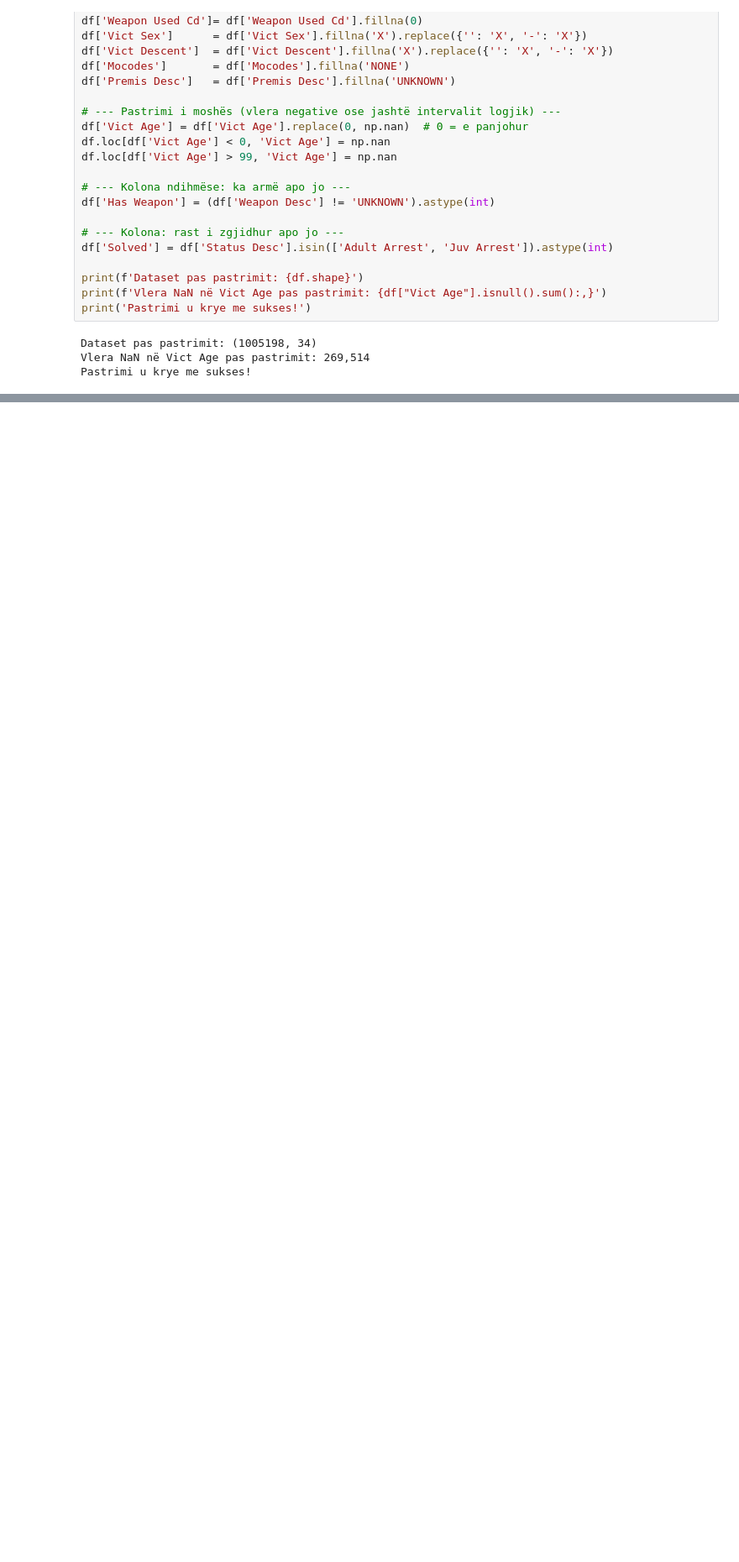
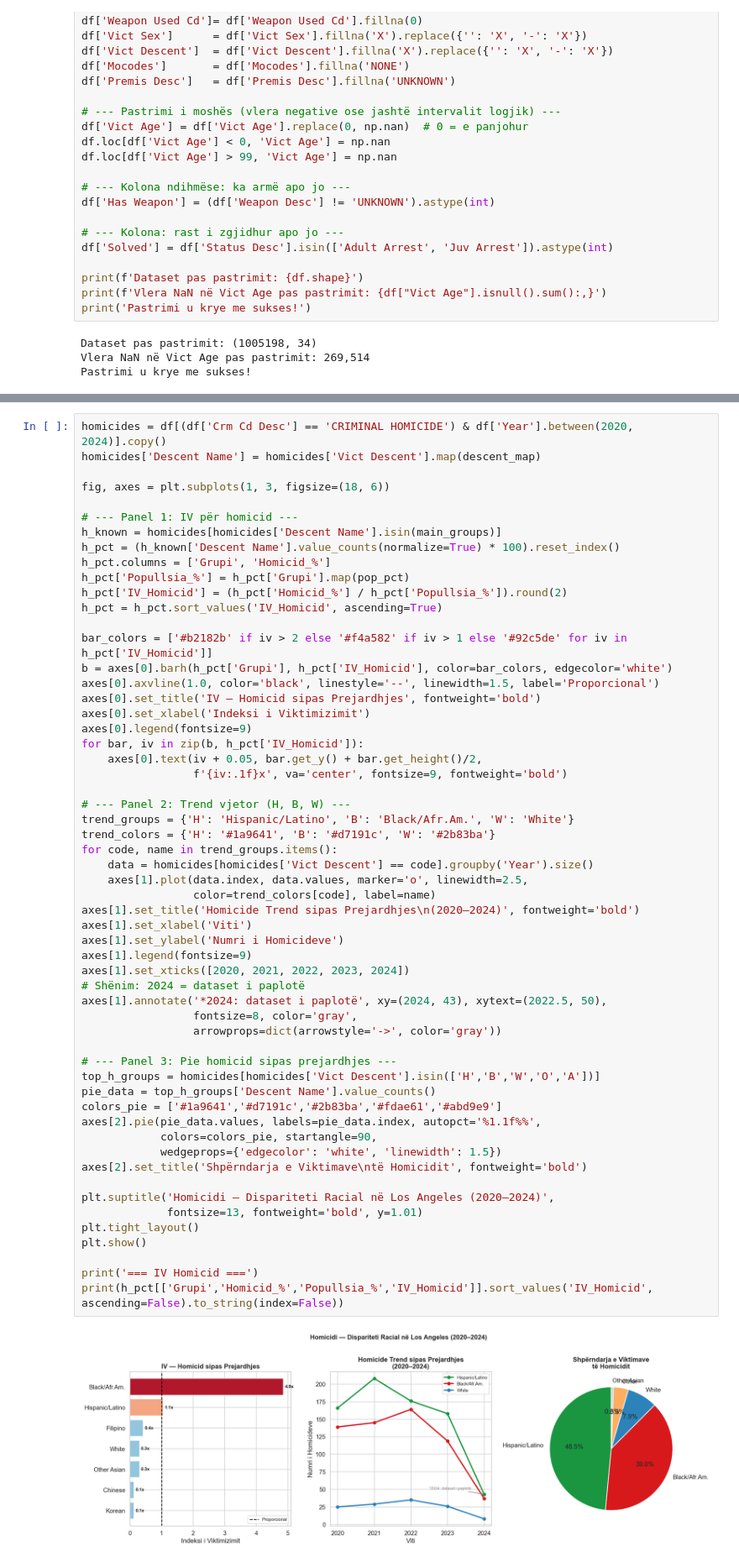
Before and after one commit to kle-di/LAPD-Crime-Analysis, a Jupyter notebook: Crime_analysis.ipynb, the cells around one changed output, grey strips where cells are left out. Shown at 84% size. Cells and saved outputs as stored; diff of their text form; blank space fills up the shorter version.

```diff
--- a/Crime_analysis.ipynb
+++ b/Crime_analysis.ipynb
@@ -209,0 +358,59 @@ Pastrimi u krye me sukses!
+# %%
+homicides = df[(df['Crm Cd Desc'] == 'CRIMINAL HOMICIDE') & df['Year'].between(2020, 2024)].copy()
+homicides['Descent Name'] = homicides['Vict Descent'].map(descent_map)
+
+fig, axes = plt.subplots(1, 3, figsize=(18, 6))
+
+# --- Panel 1: IV për homicid ---
+h_known = homicides[homicides['Descent Name'].isin(main_groups)]
+h_pct = (h_known['Descent Name'].value_counts(normalize=True) * 100).reset_index()
+h_pct.columns = ['Grupi', 'Homicid_%']
+h_pct['Popullsia_%'] = h_pct['Grupi'].map(pop_pct)
+h_pct['IV_Homicid'] = (h_pct['Homicid_%'] / h_pct['Popullsia_%']).round(2)
+h_pct = h_pct.sort_values('IV_Homicid', ascending=True)
+
+bar_colors = ['#b2182b' if iv > 2 else '#f4a582' if iv > 1 else '#92c5de' for iv in h_pct['IV_Homicid']]
+b = axes[0].barh(h_pct['Grupi'], h_pct['IV_Homicid'], color=bar_colors, edgecolor='white')
+axes[0].axvline(1.0, color='black', linestyle='--', linewidth=1.5, label='Proporcional')
+axes[0].set_title('IV — Homicid sipas Prejardhjes', fontweight='bold')
+axes[0].set_xlabel('Indeksi i Viktimizimit')
+axes[0].legend(fontsize=9)
+for bar, iv in zip(b, h_pct['IV_Homicid']):
+    axes[0].text(iv + 0.05, bar.get_y() + bar.get_height()/2,
+                 f'{iv:.1f}x', va='center', fontsize=9, fontweight='bold')
+
+# --- Panel 2: Trend vjetor (H, B, W) ---
+trend_groups = {'H': 'Hispanic/Latino', 'B': 'Black/Afr.Am.', 'W': 'White'}
+trend_colors = {'H': '#1a9641', 'B': '#d7191c', 'W': '#2b83ba'}
+for code, name in trend_groups.items():
+    data = homicides[homicides['Vict Descent'] == code].groupby('Year').size()
+    axes[1].plot(data.index, data.values, marker='o', linewidth=2.5,
+                 color=trend_colors[code], label=name)
+axes[1].set_title('Homicide Trend sipas Prejardhjes\n(2020–2024)', fontweight='bold')
+axes[1].set_xlabel('Viti')
+axes[1].set_ylabel('Numri i Homicideve')
+axes[1].legend(fontsize=9)
+axes[1].set_xticks([2020, 2021, 2022, 2023, 2024])
+# Shënim: 2024 = dataset i paplotë
+axes[1].annotate('*2024: dataset i paplotë', xy=(2024, 43), xytext=(2022.5, 50),
+                 fontsize=8, color='gray',
+                 arrowprops=dict(arrowstyle='->', color='gray'))
+
+# --- Panel 3: Pie homicid sipas prejardhjes ---
+top_h_groups = homicides[homicides['Vict Descent'].isin(['H','B','W','O','A'])]
+pie_data = top_h_groups['Descent Name'].value_counts()
+colors_pie = ['#1a9641','#d7191c','#2b83ba','#fdae61','#abd9e9']
+axes[2].pie(pie_data.values, labels=pie_data.index, autopct='%1.1f%%',
+            colors=colors_pie, startangle=90,
+            wedgeprops={'edgecolor': 'white', 'linewidth': 1.5})
+axes[2].set_title('Shpërndarja e Viktimave\ntë Homicidit', fontweight='bold')
+
+plt.suptitle('Homicidi — Dispariteti Racial në Los Angeles (2020–2024)',
+             fontsize=13, fontweight='bold', y=1.01)
+plt.tight_layout()
+plt.show()
+
+print('=== IV Homicid ===')
+print(h_pct[['Grupi','Homicid_%','Popullsia_%','IV_Homicid']].sort_values('IV_Homicid', ascending=False).to_string(index=False))
+# %% [output]
+[figure, added]
```
Also changed, not shown: parts of 16 cells of this notebook.
